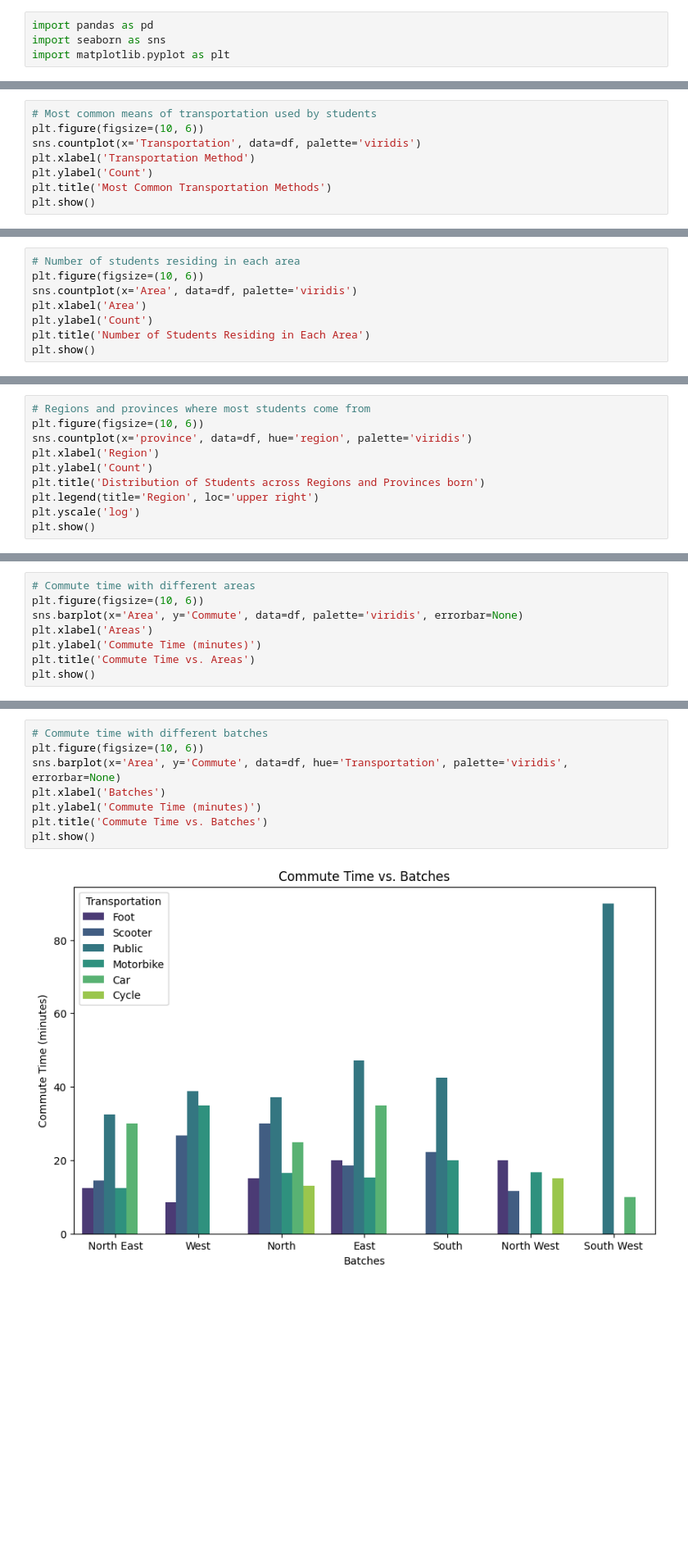
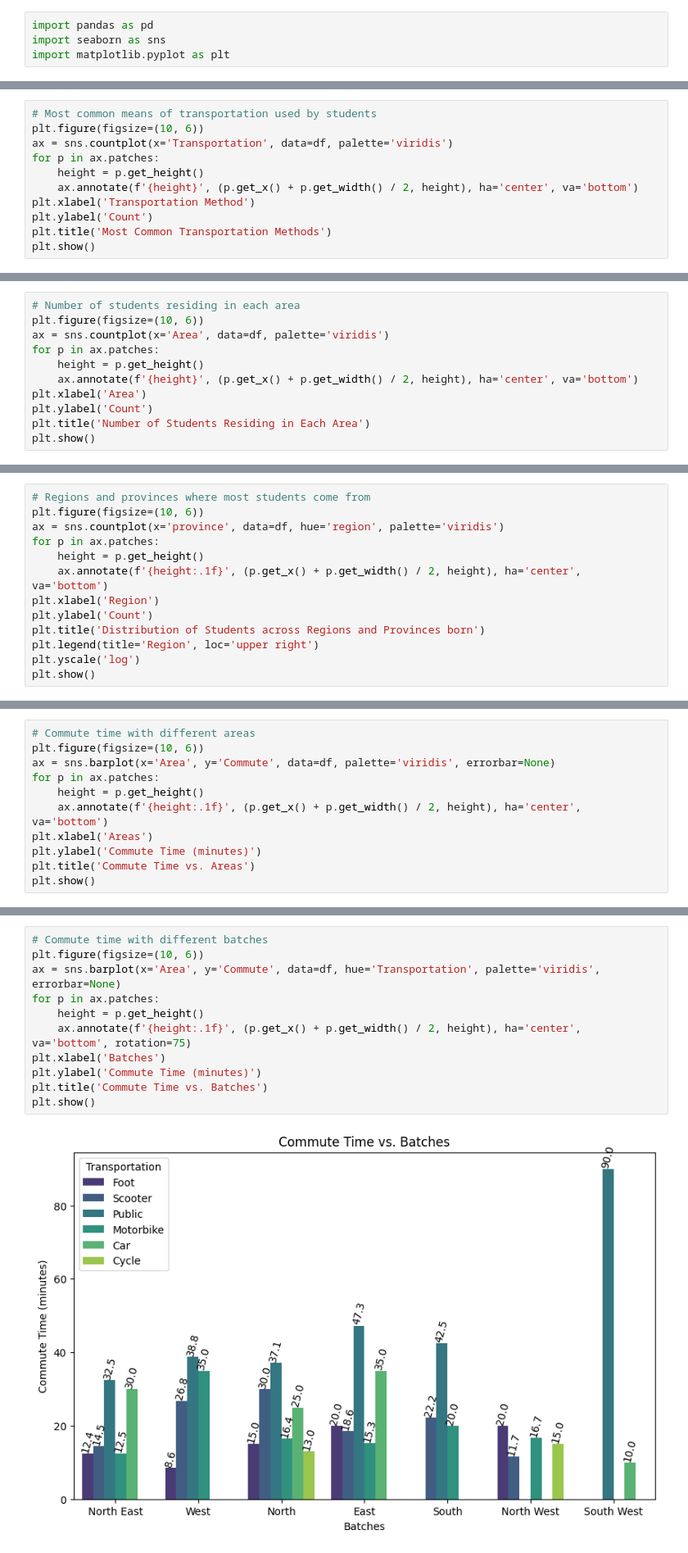
Before and after one commit to PIYUSH-R04/Data_analysis_demorgraphy, a Jupyter notebook: visualizations.ipynb, the cells around one changed output, grey strips where cells are left out. Shown at 82% size. Saved outputs shown, nothing was run; the diff lists cells and outputs as text; blank space fills up the shorter version.

```diff
--- a/visualizations.ipynb
+++ b/visualizations.ipynb
@@ -113,7 +100,10 @@ plt.show()
 # %%
 # Most common means of transportation used by students
 plt.figure(figsize=(10, 6))
-sns.countplot(x='Transportation', data=df, palette='viridis')
+ax = sns.countplot(x='Transportation', data=df, palette='viridis')
+for p in ax.patches:
+    height = p.get_height()
+    ax.annotate(f'{height}', (p.get_x() + p.get_width() / 2, height), ha='center', va='bottom')
 plt.xlabel('Transportation Method')
 plt.ylabel('Count')
 plt.title('Most Common Transportation Methods')
@@ -123,7 +113,10 @@ plt.show()
 # %%
 # Number of students residing in each area
 plt.figure(figsize=(10, 6))
-sns.countplot(x='Area', data=df, palette='viridis')
+ax = sns.countplot(x='Area', data=df, palette='viridis')
+for p in ax.patches:
+    height = p.get_height()
+    ax.annotate(f'{height}', (p.get_x() + p.get_width() / 2, height), ha='center', va='bottom')
 plt.xlabel('Area')
 plt.ylabel('Count')
 plt.title('Number of Students Residing in Each Area')
@@ -133,7 +126,10 @@ plt.show()
 # %%
 # Regions and provinces where most students come from
 plt.figure(figsize=(10, 6))
-sns.countplot(x='province', data=df, hue='region', palette='viridis')
+ax = sns.countplot(x='province', data=df, hue='region', palette='viridis')
+for p in ax.patches:
+    height = p.get_height()
+    ax.annotate(f'{height:.1f}', (p.get_x() + p.get_width() / 2, height), ha='center', va='bottom')
 plt.xlabel('Region')
 plt.ylabel('Count')
 plt.title('Distribution of Students across Regions and Provinces born')
@@ -145,7 +141,10 @@ plt.show()
 # %%
 # Commute time with different areas
 plt.figure(figsize=(10, 6))
-sns.barplot(x='Area', y='Commute', data=df, palette='viridis', errorbar=None)
+ax = sns.barplot(x='Area', y='Commute', data=df, palette='viridis', errorbar=None)
+for p in ax.patches:
+    height = p.get_height()
+    ax.annotate(f'{height:.1f}', (p.get_x() + p.get_width() / 2, height), ha='center', va='bottom')
 plt.xlabel('Areas')
 plt.ylabel('Commute Time (minutes)')
 plt.title('Commute Time vs. Areas')
@@ -155,13 +154,16 @@ plt.show()
 # %%
 # Commute time with different batches
 plt.figure(figsize=(10, 6))
-sns.barplot(x='Area', y='Commute', data=df, hue='Transportation', palette='viridis', errorbar=None)
+ax = sns.barplot(x='Area', y='Commute', data=df, hue='Transportation', palette='viridis', errorbar=None)
+for p in ax.patches:
+    height = p.get_height()
+    ax.annotate(f'{height:.1f}', (p.get_x() + p.get_width() / 2, height), ha='center', va='bottom', rotation=75)
 plt.xlabel('Batches')
 plt.ylabel('Commute Time (minutes)')
 plt.title('Commute Time vs. Batches')
 plt.show()
 # %% [output]
-[figure, old version]
+[figure, new version]
 # %%
 # Family size based on district born
 sorted_df = df.sort_values(by='Family', ascending=False)
```
Also changed, not shown: parts of 15 cells of this notebook.
